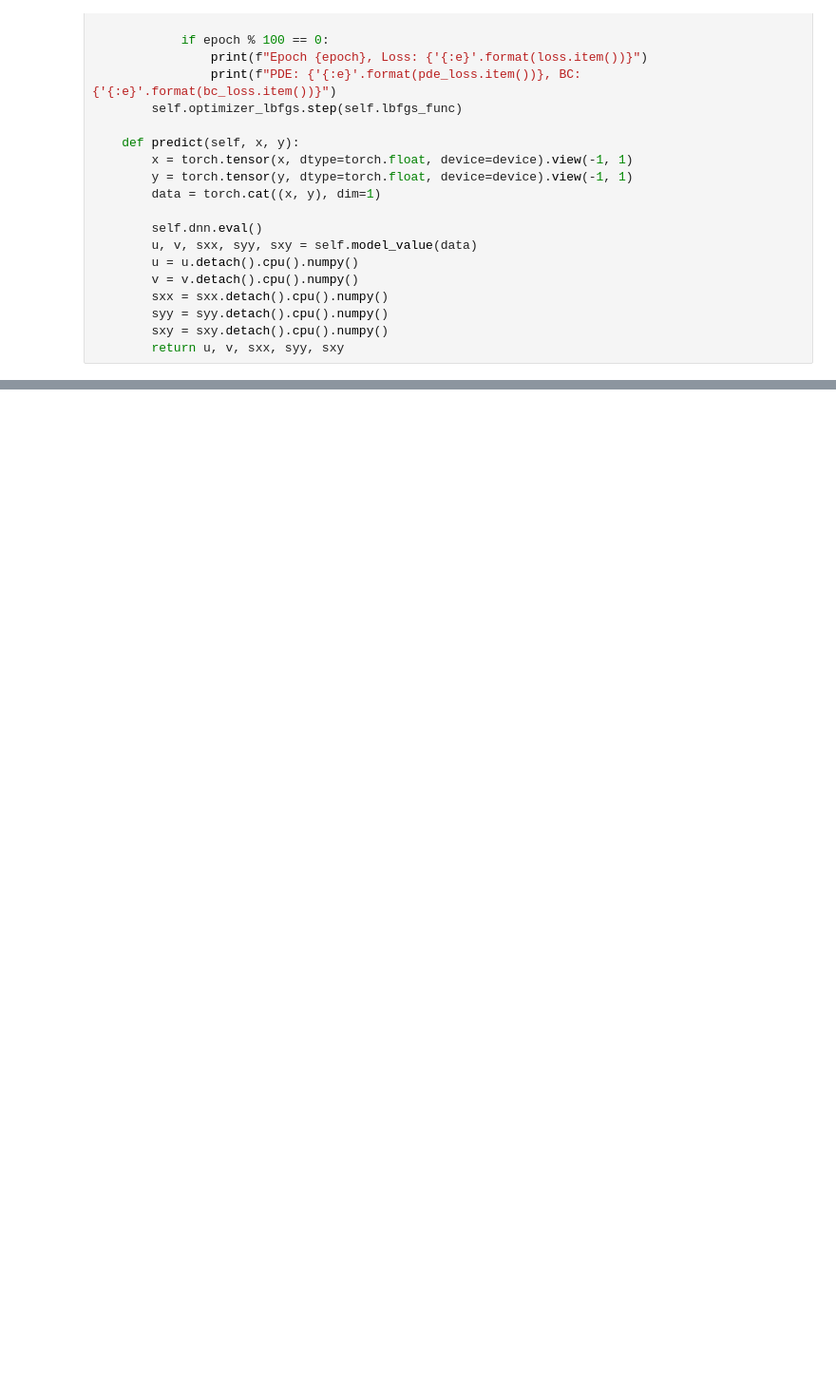
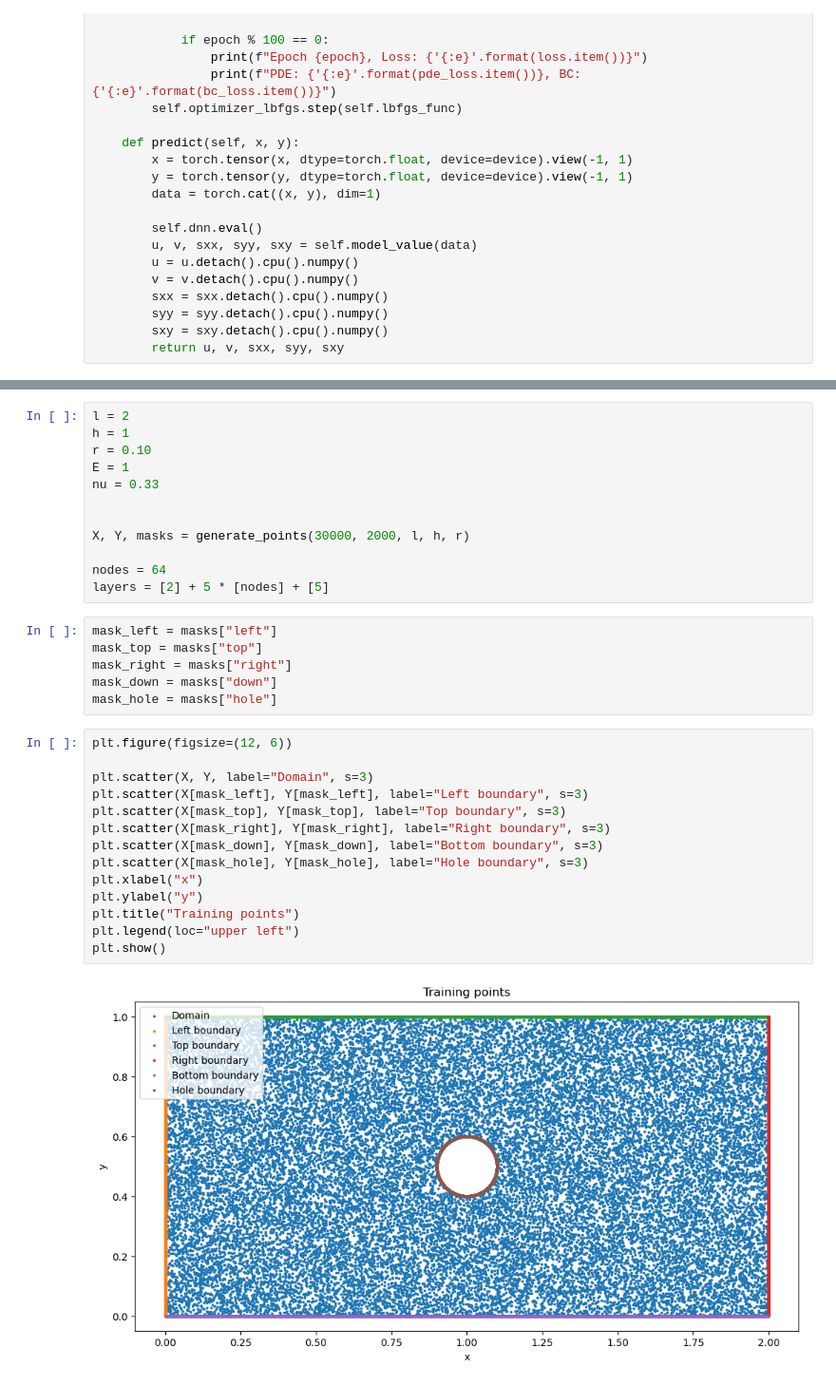
Before and after one commit to alleswe2k/PINNs, a Jupyter notebook: sheet_problem/train_models.ipynb, the cells around one changed output, grey strips where cells are left out. Shown at 95% size. Drawn from its saved outputs; the diff is of its cells as text; blank space fills up the shorter version.

```diff
--- a/sheet_problem/train_models.ipynb
+++ b/sheet_problem/train_models.ipynb
@@ -201,0 +244,34 @@ class PINN():
+# %%
+l = 2
+h = 1
+r = 0.10
+E = 1
+nu = 0.33
+
+
+X, Y, masks = generate_points(30000, 2000, l, h, r)
+
+nodes = 64
+layers = [2] + 5 * [nodes] + [5]
+# %%
+mask_left = masks["left"]
+mask_top = masks["top"]
+mask_right = masks["right"]
+mask_down = masks["down"]
+mask_hole = masks["hole"]
+# %%
+plt.figure(figsize=(12, 6))
+
+plt.scatter(X, Y, label="Domain", s=3)
+plt.scatter(X[mask_left], Y[mask_left], label="Left boundary", s=3)
+plt.scatter(X[mask_top], Y[mask_top], label="Top boundary", s=3)
+plt.scatter(X[mask_right], Y[mask_right], label="Right boundary", s=3)
+plt.scatter(X[mask_down], Y[mask_down], label="Bottom boundary", s=3)
+plt.scatter(X[mask_hole], Y[mask_hole], label="Hole boundary", s=3)
+plt.xlabel("x")
+plt.ylabel("y")
+plt.title("Training points")
+plt.legend(loc="upper left")
+plt.show()
+# %% [output]
+[figure, added]
```
Also changed, not shown: parts of 11 cells of this notebook, 28 other files.
